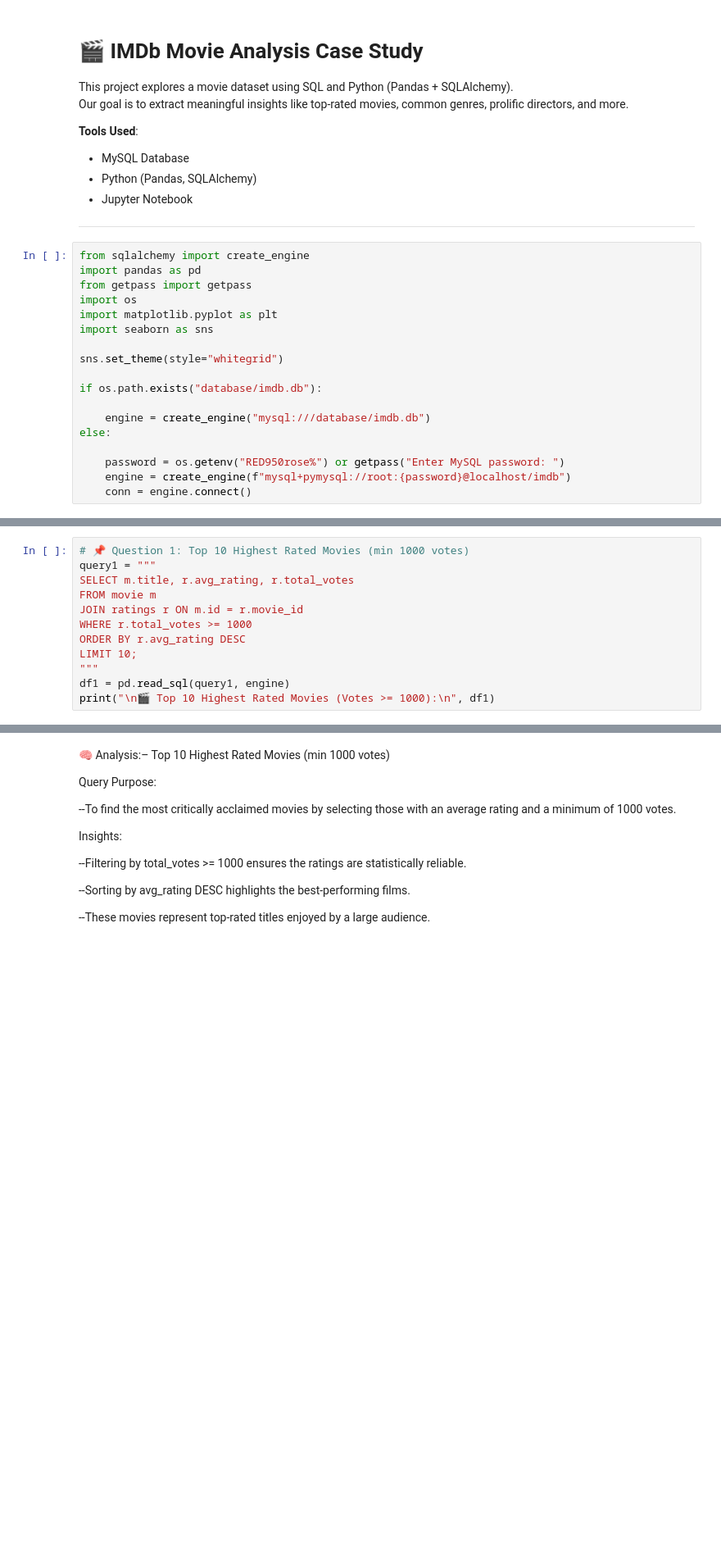
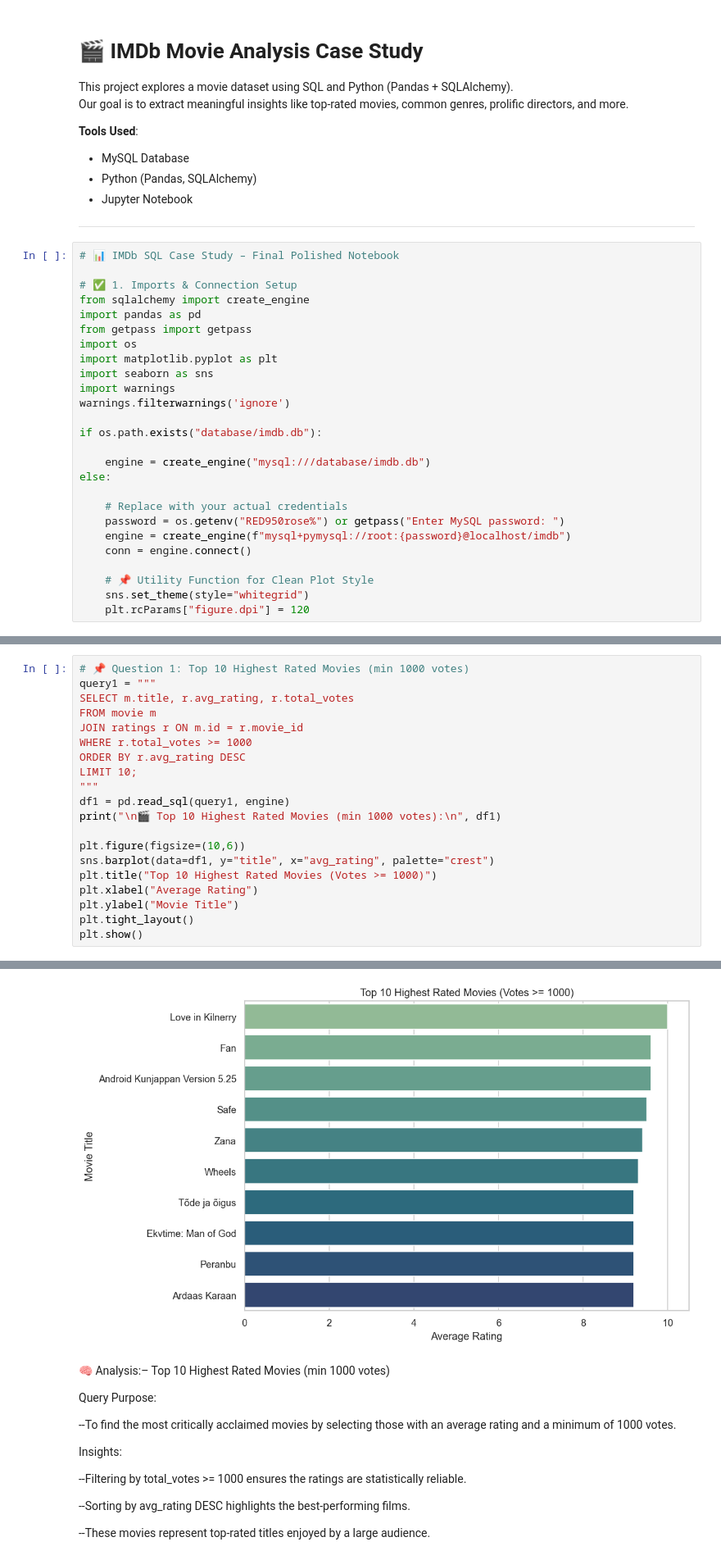
Before and after one commit to Bhavesh950/Bhavesh_IMDB_Case_STudy, a Jupyter notebook: IMDb_SQL_Analysis_Polished.ipynb, the cells around one changed output, grey strips where cells are left out. Shown: that part at 82% size. Drawn from its saved outputs; the diff is of its cells as text; blank space fills up the shorter version.

Commit message:
✅ Final polished notebook with clean visuals & insights

```diff
--- a/IMDb_SQL_Analysis_Polished.ipynb
+++ b/IMDb_SQL_Analysis_Polished.ipynb
@@ -12,21 +12,29 @@ Our goal is to extract meaningful insights like top-rated movies, common genres,
 
 ---
 # %%
+# 📊 IMDb SQL Case Study – Final Polished Notebook
+
+# ✅ 1. Imports & Connection Setup
 from sqlalchemy import create_engine
 import pandas as pd
 from getpass import getpass
 import os
 import matplotlib.pyplot as plt
 import seaborn as sns
-
-sns.set_theme(style="whitegrid")
+import warnings
+warnings.filterwarnings('ignore')
 
 if os.path.exists("database/imdb.db"):
 
     engine = create_engine("mysql:///database/imdb.db")
 else:
 
+    # Replace with your actual credentials
     password = os.getenv("RED950rose%") or getpass("Enter MySQL password: ")
     engine = create_engine(f"mysql+pymysql://root:{password}@localhost/imdb")
     conn = engine.connect()
+
+    # 📌 Utility Function for Clean Plot Style
+    sns.set_theme(style="whitegrid")
+    plt.rcParams["figure.dpi"] = 120
 # %%
@@ -43,5 +62,13 @@ ORDER BY r.avg_rating DESC
 LIMIT 10;
 """
 df1 = pd.read_sql(query1, engine)
-print("\n🎬 Top 10 Highest Rated Movies (Votes >= 1000):\n", df1)
+print("\n🎬 Top 10 Highest Rated Movies (min 1000 votes):\n", df1)
+
+plt.figure(figsize=(10,6))
+sns.barplot(data=df1, y="title", x="avg_rating", palette="crest")
+plt.title("Top 10 Highest Rated Movies (Votes >= 1000)")
+plt.xlabel("Average Rating")
+plt.ylabel("Movie Title")
+plt.tight_layout()
+plt.show()
 # %% [output]
@@ -49,14 +76,15 @@ print("\n🎬 Top 10 Highest Rated Movies (Votes >= 1000):\n", df1)
                              title  avg_rating  total_votes
 0                Love in Kilnerry        10.0         2360
 1                             Fan         9.6         1010
 2  Android Kunjappan Version 5.25         9.6         1176
 3                            Safe         9.5         1017
 4                            Zana         9.4         3932
 5                          Wheels         9.3        17407
 6                   Tõde ja õigus         9.2         1415
 7             Ekvtime: Man of God         9.2         2622
 8                         Peranbu         9.2        10618
 9                   Ardaas Karaan         9.2         1286
+[figure, added]
 # %% [markdown]
 🧠 Analysis:– Top 10 Highest Rated Movies (min 1000 votes)
 
```
Also changed, not shown: parts of 22 cells of this notebook.
